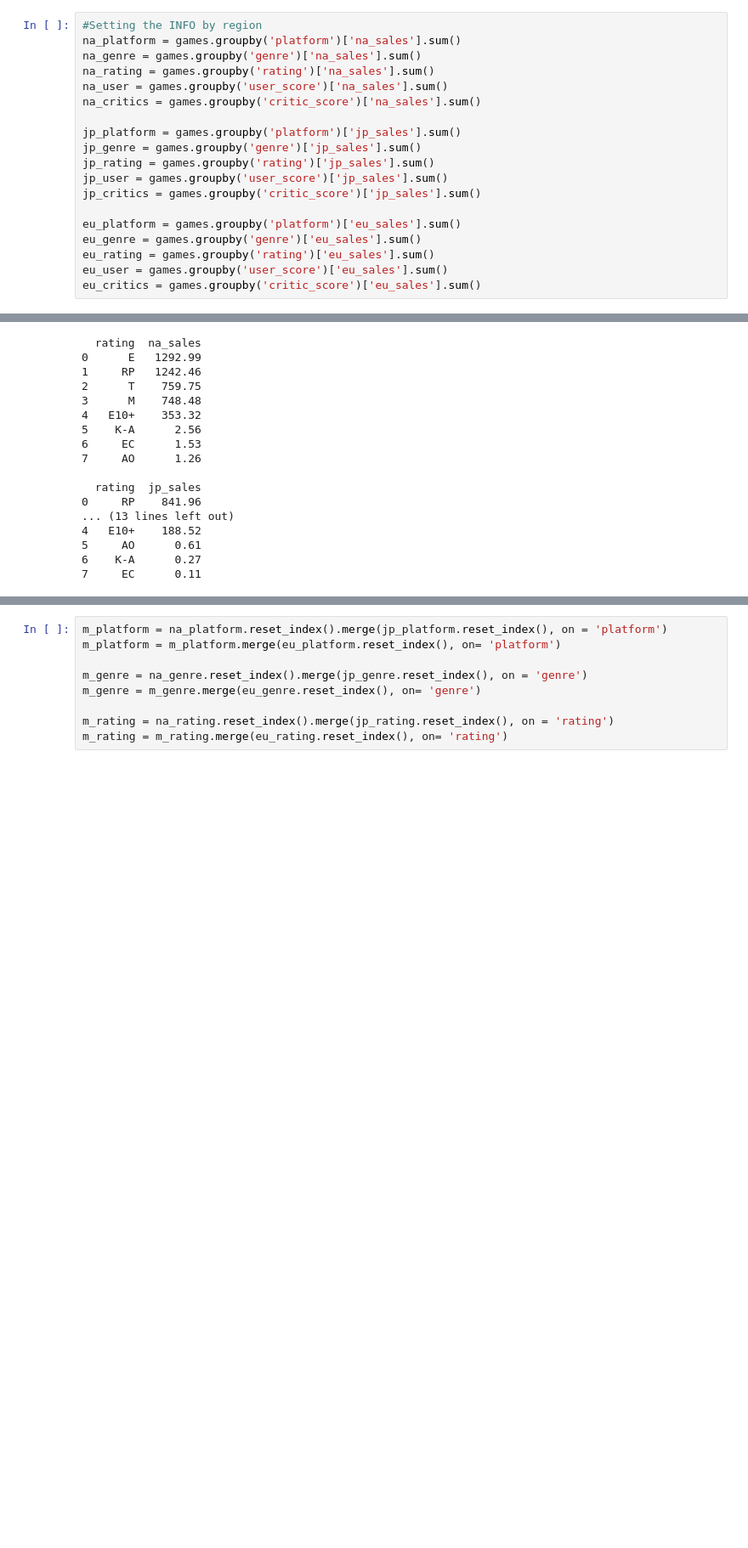
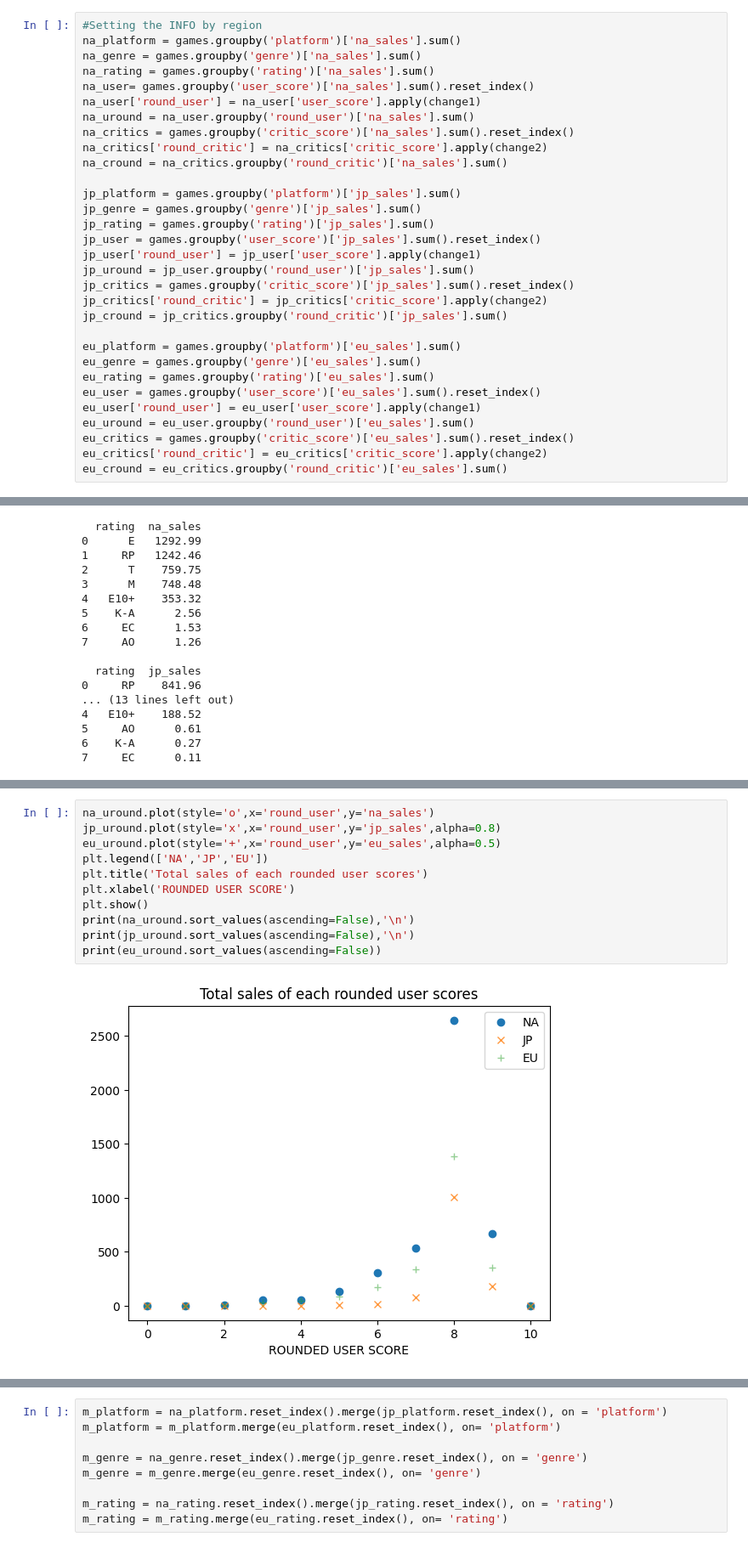
Before and after one commit to JimenaMaSuMu/VideoGameProject, a Jupyter notebook: code_review1.ipynb, the cells around one changed output, grey strips where cells are left out. Shown at 85% size. Saved outputs shown, nothing was run; the diff lists cells and outputs as text; blank space fills up the shorter version.

```diff
--- a/code_review1.ipynb
+++ b/code_review1.ipynb
@@ -946,20 +1063,32 @@ We have three different regions: North America, Japan and Europe. Let's see whic
 na_platform = games.groupby('platform')['na_sales'].sum()
 na_genre = games.groupby('genre')['na_sales'].sum()
 na_rating = games.groupby('rating')['na_sales'].sum()
-na_user = games.groupby('user_score')['na_sales'].sum()
-na_critics = games.groupby('critic_score')['na_sales'].sum()
+na_user= games.groupby('user_score')['na_sales'].sum().reset_index()
+na_user['round_user'] = na_user['user_score'].apply(change1)
+na_uround = na_user.groupby('round_user')['na_sales'].sum()
+na_critics = games.groupby('critic_score')['na_sales'].sum().reset_index()
+na_critics['round_critic'] = na_critics['critic_score'].apply(change2)
+na_cround = na_critics.groupby('round_critic')['na_sales'].sum()
 
 jp_platform = games.groupby('platform')['jp_sales'].sum()
 jp_genre = games.groupby('genre')['jp_sales'].sum()
 jp_rating = games.groupby('rating')['jp_sales'].sum()
-jp_user = games.groupby('user_score')['jp_sales'].sum()
-jp_critics = games.groupby('critic_score')['jp_sales'].sum()
+jp_user = games.groupby('user_score')['jp_sales'].sum().reset_index()
+jp_user['round_user'] = jp_user['user_score'].apply(change1)
+jp_uround = jp_user.groupby('round_user')['jp_sales'].sum()
+jp_critics = games.groupby('critic_score')['jp_sales'].sum().reset_index()
+jp_critics['round_critic'] = jp_critics['critic_score'].apply(change2)
+jp_cround = jp_critics.groupby('round_critic')['jp_sales'].sum()
 
 eu_platform = games.groupby('platform')['eu_sales'].sum()
 eu_genre = games.groupby('genre')['eu_sales'].sum()
 eu_rating = games.groupby('rating')['eu_sales'].sum()
-eu_user = games.groupby('user_score')['eu_sales'].sum()
-eu_critics = games.groupby('critic_score')['eu_sales'].sum()
+eu_user = games.groupby('user_score')['eu_sales'].sum().reset_index()
+eu_user['round_user'] = eu_user['user_score'].apply(change1)
+eu_uround = eu_user.groupby('round_user')['eu_sales'].sum()
+eu_critics = games.groupby('critic_score')['eu_sales'].sum().reset_index()
+eu_critics['round_critic'] = eu_critics['critic_score'].apply(change2)
+eu_cround = eu_critics.groupby('round_critic')['eu_sales'].sum()
 # %%
 #Comparing the platforms
 na_platform.plot(style='o')
@@ -1074,3 +1207,16 @@ RP -> RATING PENDING
 
 About the rating, we will ignore the RP for now.
 So, in the three regions the games rating with E is the most sold. Then between Mature and adults are section that consume more games than the rest.
+# %%
+na_uround.plot(style='o',x='round_user',y='na_sales')
+jp_uround.plot(style='x',x='round_user',y='jp_sales',alpha=0.8)
+eu_uround.plot(style='+',x='round_user',y='eu_sales',alpha=0.5)
+plt.legend(['NA','JP','EU'])
+plt.title('Total sales of each rounded user scores')
+plt.xlabel('ROUNDED USER SCORE')
+plt.show()
+print(na_uround.sort_values(ascending=False),'\n')
+print(jp_uround.sort_values(ascending=False),'\n')
+print(eu_uround.sort_values(ascending=False))
+# %% [output]
+[figure, added]
```
Also changed, not shown: parts of 19 cells of this notebook.
